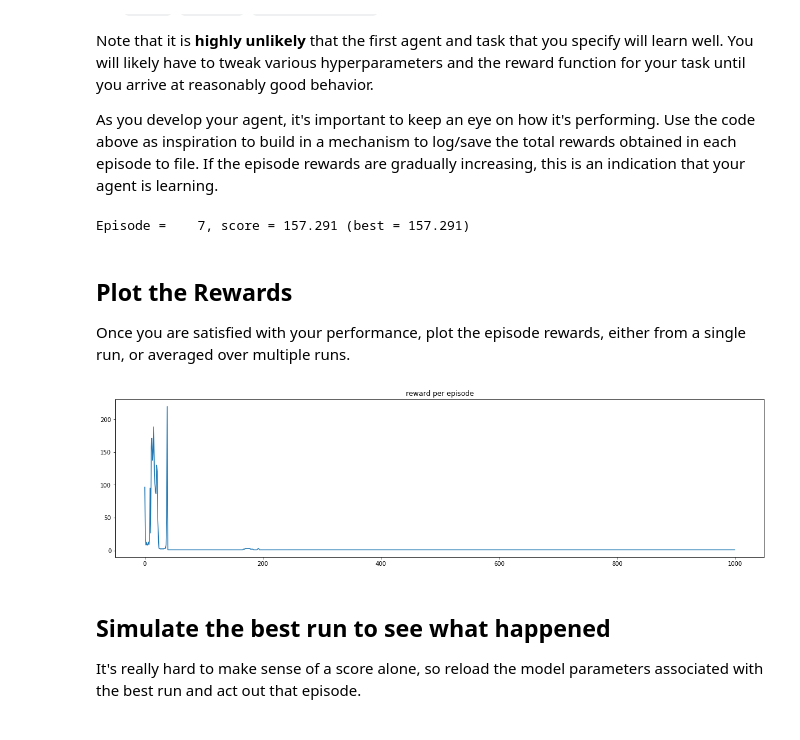
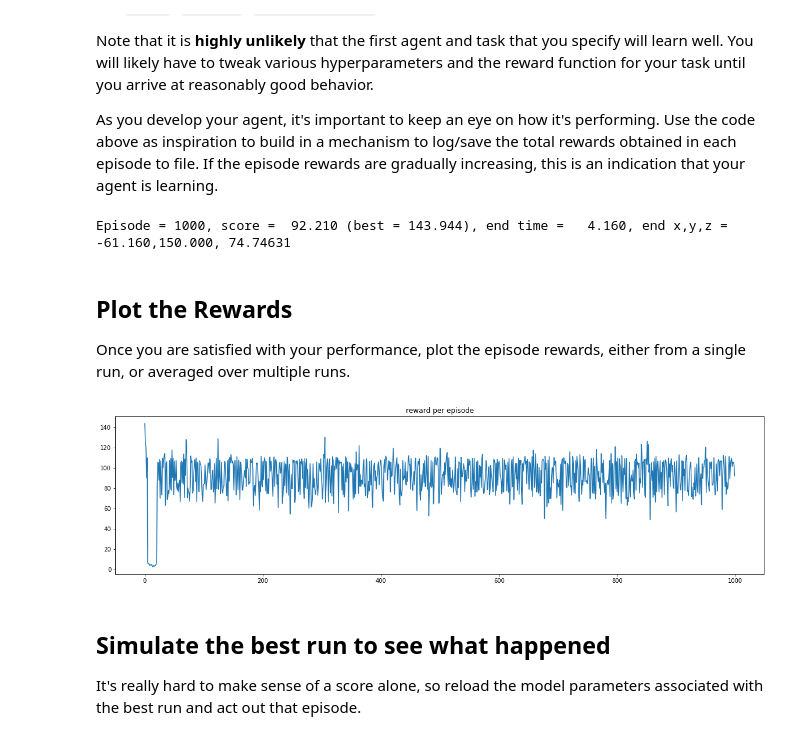
Before and after one commit to pavelkomarov/rl-quadcopter, a Jupyter notebook: Quadcopter_Project.ipynb, the cells around one changed output. Cells and saved outputs as stored; diff of their text form; code cells hidden in the pictures.

```diff
--- a/Quadcopter_Project.ipynb
+++ b/Quadcopter_Project.ipynb
@@ -212,7 +212,7 @@ import pandas as pd
 from agent import Agent
 from task import Task
 
-results = []
+results2 = []
 best_score = float('-inf')
 
 num_episodes = 1000
@@ -224,7 +224,7 @@ for i in range(1, num_episodes+1):
     score = 0
     while True:
         action = agent.act(state)
-        next_state, reward, done = task.step(action)
+        next_state, reward, done, time = task.step(action)
         score += reward
         agent.step(state, action, reward, next_state, done)
         state = next_state
@@ -232,13 +232,13 @@ for i in range(1, num_episodes+1):
             if score > best_score:
                 best_score = score
                 agent.save_policy('best.h5')
-            print("\rEpisode = {:4d}, score = {:7.3f} (best = {:7.3f})".format(
-                i, score, best_score), end="")
+            print("\rEpisode = {:4d}, score = {:7.3f} (best = {:7.3f}), end time = {:7.3f}, end x,y,z = {:7.3f},{:7.3f},{:7.3f}".format(
+                i, score, best_score, time, state[0], state[1], state[2]), end="")
             break
     sys.stdout.flush()
-    results.append(score)
+    results2.append(score)
 # %% [output]
-Episode =    7, score = 157.291 (best = 157.291)
+Episode = 1000, score =  92.210 (best = 143.944), end time =   4.160, end x,y,z = -61.160,150.000, 74.74631
 # %% [markdown]
 ## Plot the Rewards
 
@@ -246,11 +246,11 @@ Once you are satisfied with your performance, plot the episode rewards, either f
 # %%
 from matplotlib import pyplot
 
 pyplot.figure(figsize=(20,5))
-pyplot.plot(range(len(results)), results)
+pyplot.plot(range(len(results2)), results2)
 pyplot.title('reward per episode');
 # %% [output]
-[figure, old version]
+[figure, new version]
 # %% [markdown]
 ## Simulate the best run to see what happened
 
```
Also changed, not shown: parts of 5 cells of this notebook, 1 other file.
